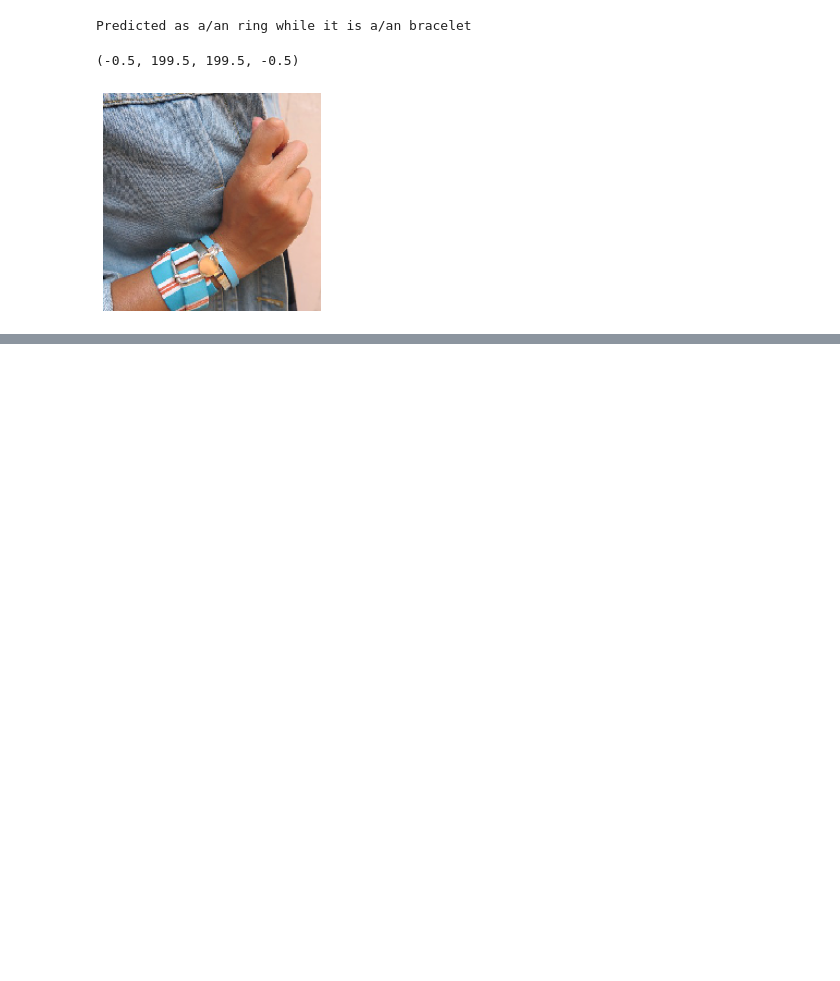
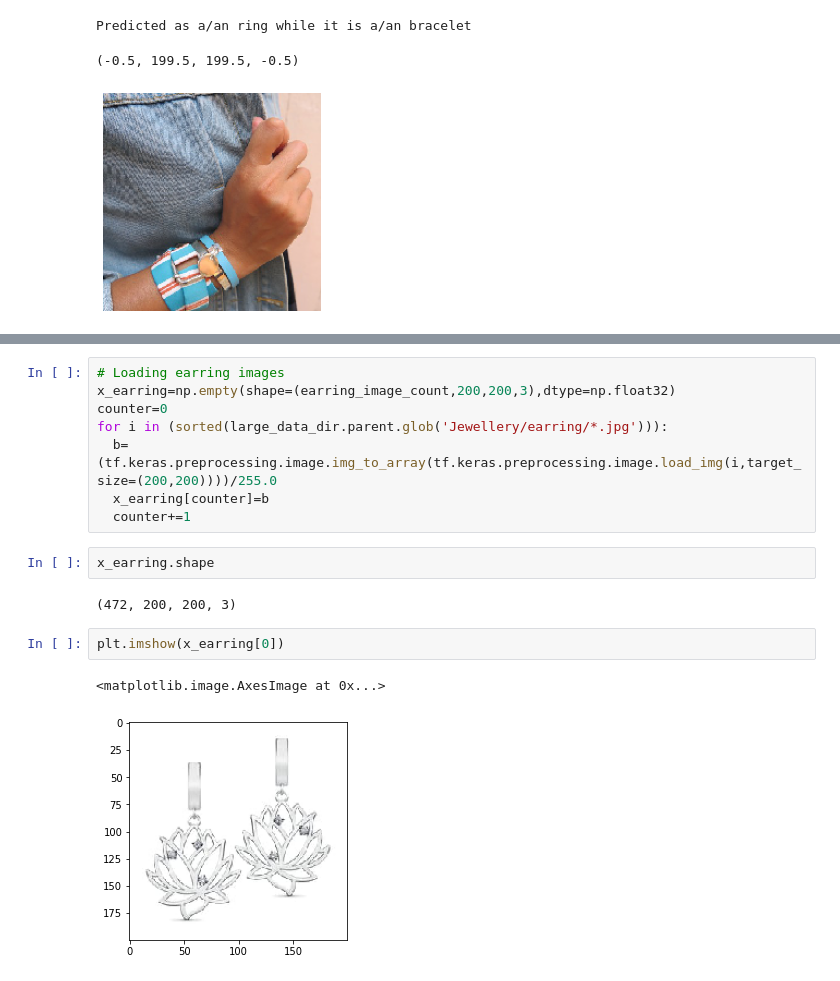
Before and after one commit to arashag/Jewelry_Recommender_System, a Jupyter notebook: Jewellery_Classification_CNN.ipynb, the cells around one changed output, grey strips where cells are left out. Drawn from its saved outputs; the diff is of its cells as text; blank space fills up the shorter version.

```diff
--- a/Jewellery_Classification_CNN.ipynb
+++ b/Jewellery_Classification_CNN.ipynb
@@ -507,0 +574,17 @@ Predicted as a/an ring while it is a/an bracelet
+# %%
+# Loading earring images
+x_earring=np.empty(shape=(earring_image_count,200,200,3),dtype=np.float32)
+counter=0
+for i in (sorted(large_data_dir.parent.glob('Jewellery/earring/*.jpg'))):
+  b=(tf.keras.preprocessing.image.img_to_array(tf.keras.preprocessing.image.load_img(i,target_size=(200,200))))/255.0
+  x_earring[counter]=b
+  counter+=1
+# %%
+x_earring.shape
+# %% [output]
+(472, 200, 200, 3)
+# %%
+plt.imshow(x_earring[0])
+# %% [output]
+<matplotlib.image.AxesImage at 0x...>
+[figure, added]
```
Also changed, not shown: parts of 239 cells of this notebook, 1 other file.
